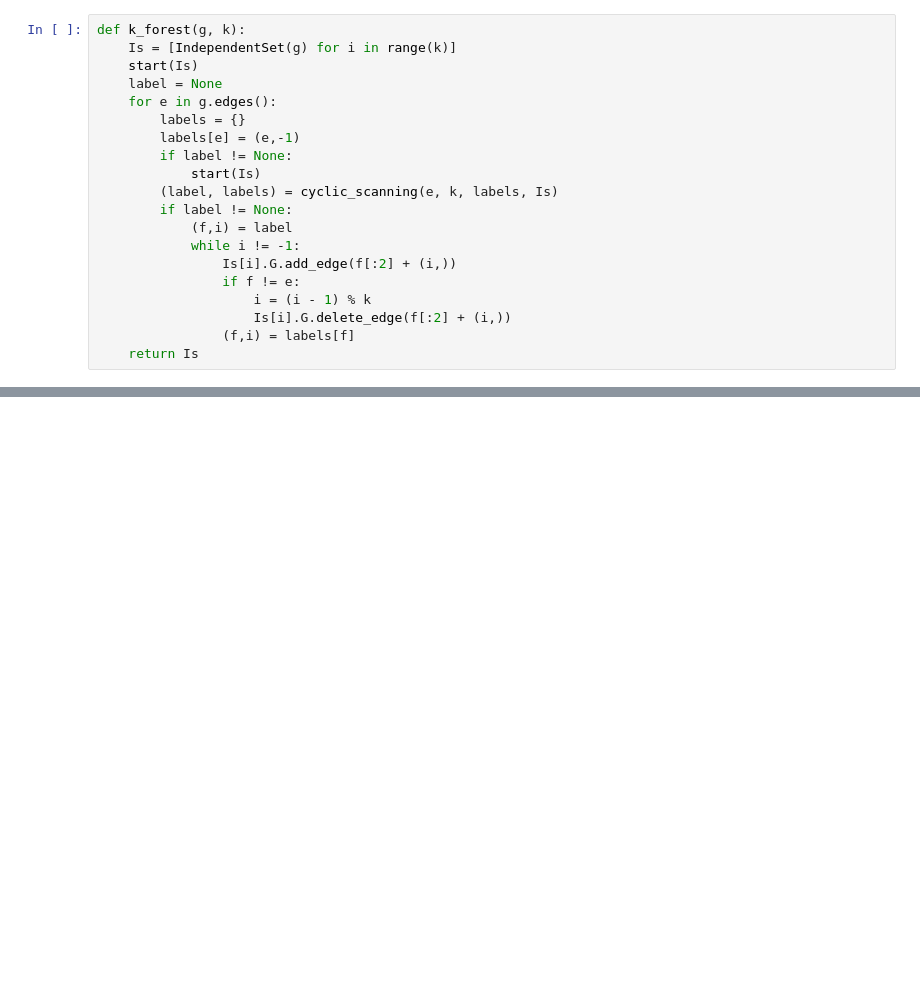
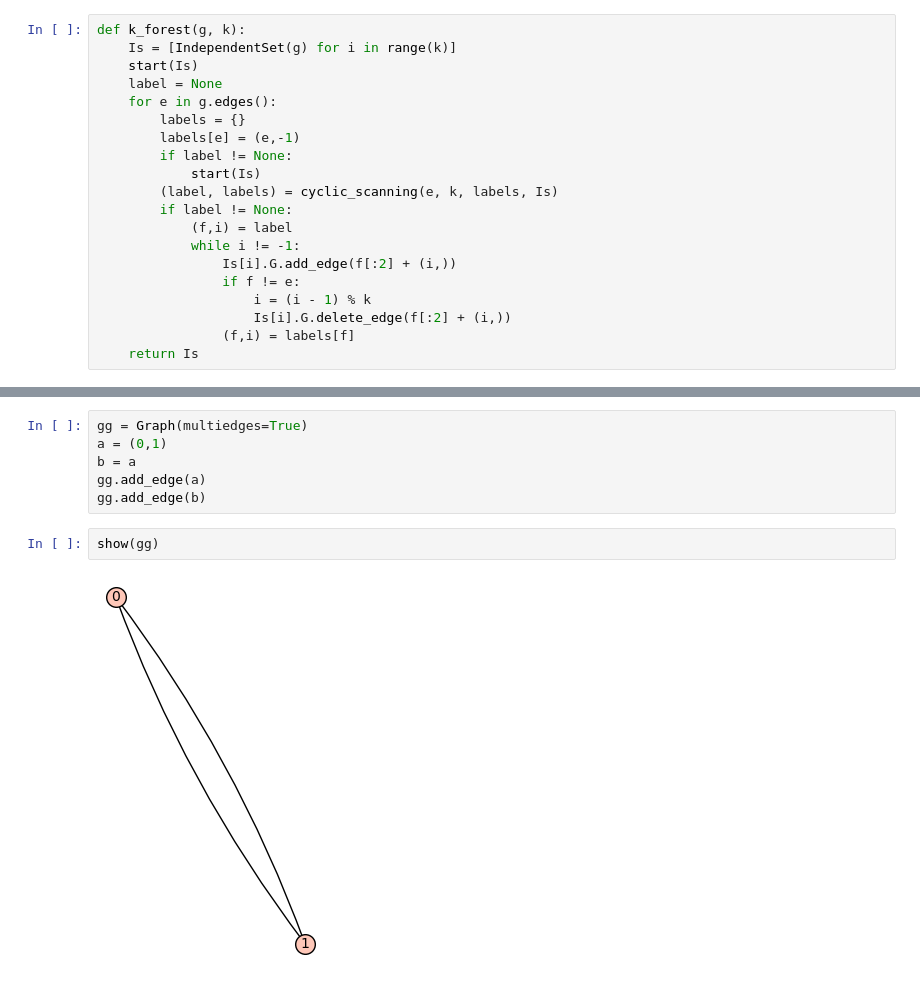
Before and after one commit to fk2601/kforest, a Jupyter notebook: kforest.ipynb, the cells around one changed output, grey strips where cells are left out. Drawn from its saved outputs; the diff is of its cells as text; blank space fills up the shorter version.

```diff
--- a/kforest.ipynb
+++ b/kforest.ipynb
@@ -158,0 +183,10 @@ p.show()
+# %%
+gg = Graph(multiedges=True)
+a = (0,1)
+b = a
+gg.add_edge(a)
+gg.add_edge(b)
+# %%
+show(gg)
+# %% [output]
+[figure, added]
```
Also changed, not shown: parts of 4 cells of this notebook.
